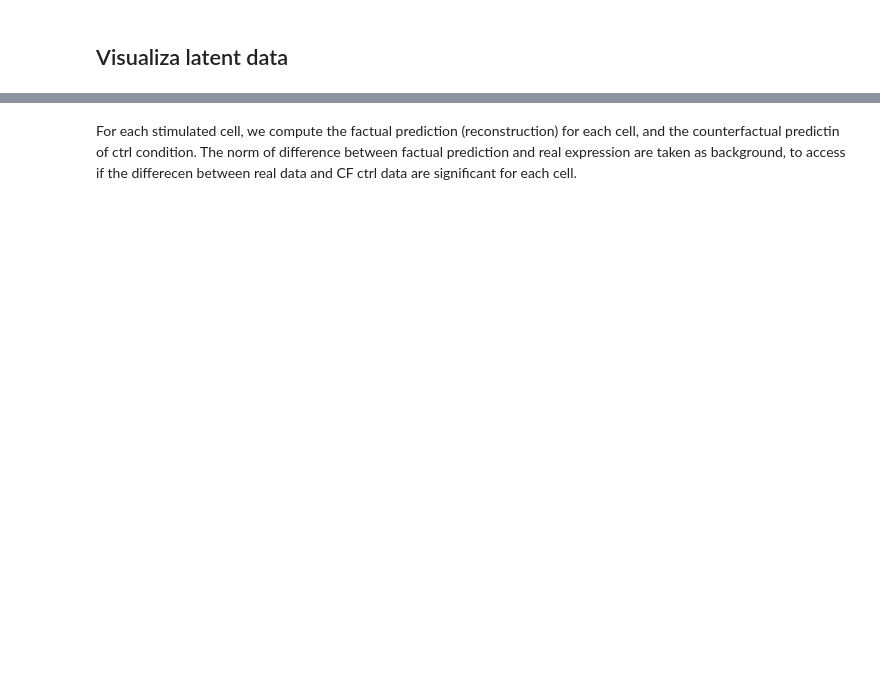
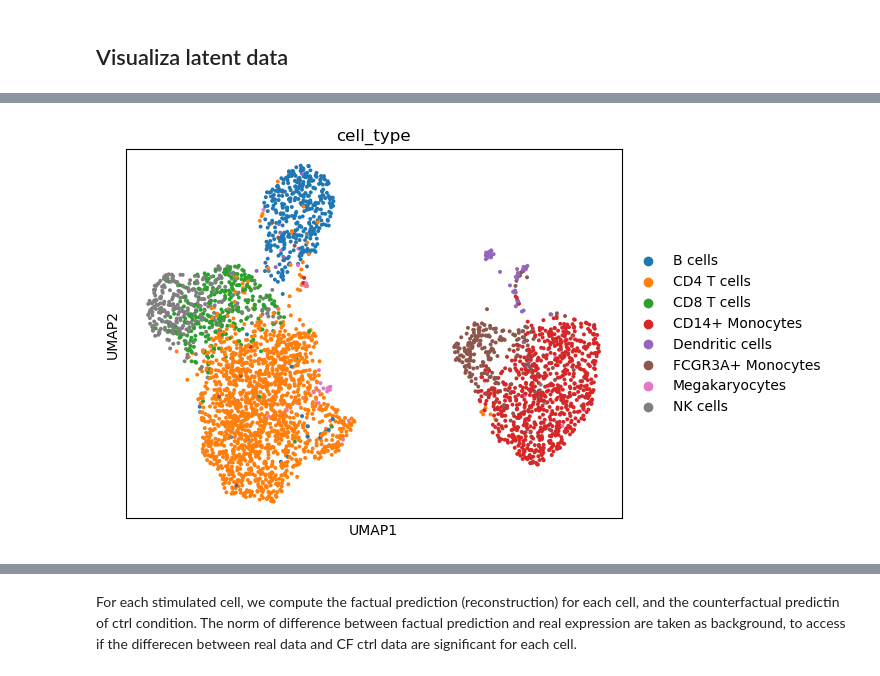
Before and after one commit to elmella/scCausalVI, a Jupyter notebook: docs/source/example/scCausalVI-ifnb.ipynb, the cells around one changed output, grey strips where cells are left out. Cells and saved outputs as stored; diff of their text form; code cells hidden in the pictures; blank space fills up the shorter version.

```diff
--- a/docs/source/example/scCausalVI-ifnb.ipynb
+++ b/docs/source/example/scCausalVI-ifnb.ipynb
@@ -673,0 +136,8 @@ sc.pl.umap(adata_stim_real_cf, color=['is_real','cell'])
+# %%
+adata_tm = adata[adata.obs[condition_key]=='stim'].copy()
+# %%
+sc.pp.neighbors(adata_tm, use_rep='latent_t')
+sc.tl.umap(adata_tm)
+sc.pl.umap(adata_tm, color=group_key, title='cell_type')
+# %% [output]
+[figure, added]
```
Also changed, not shown: parts of 257 cells of this notebook.
